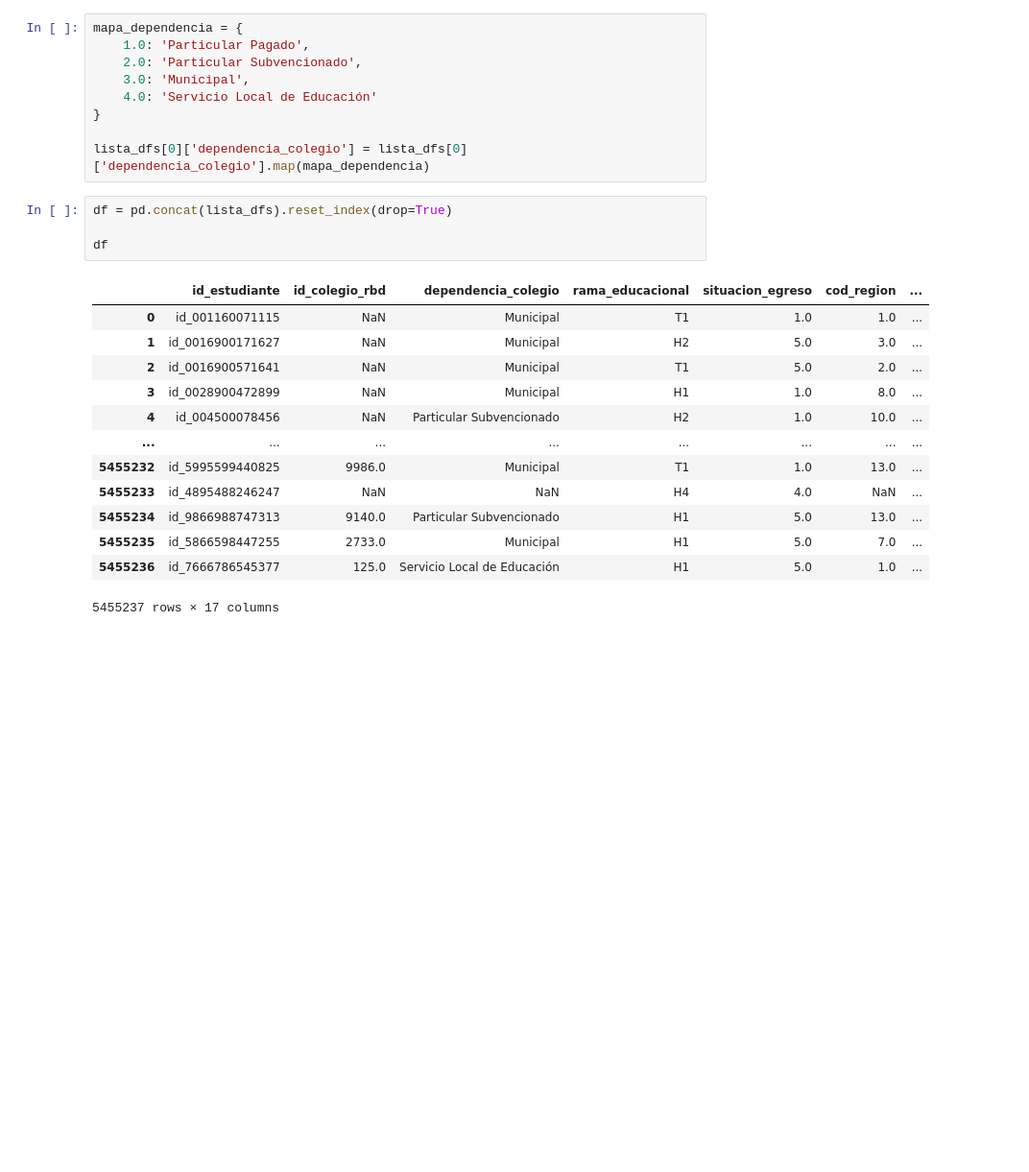
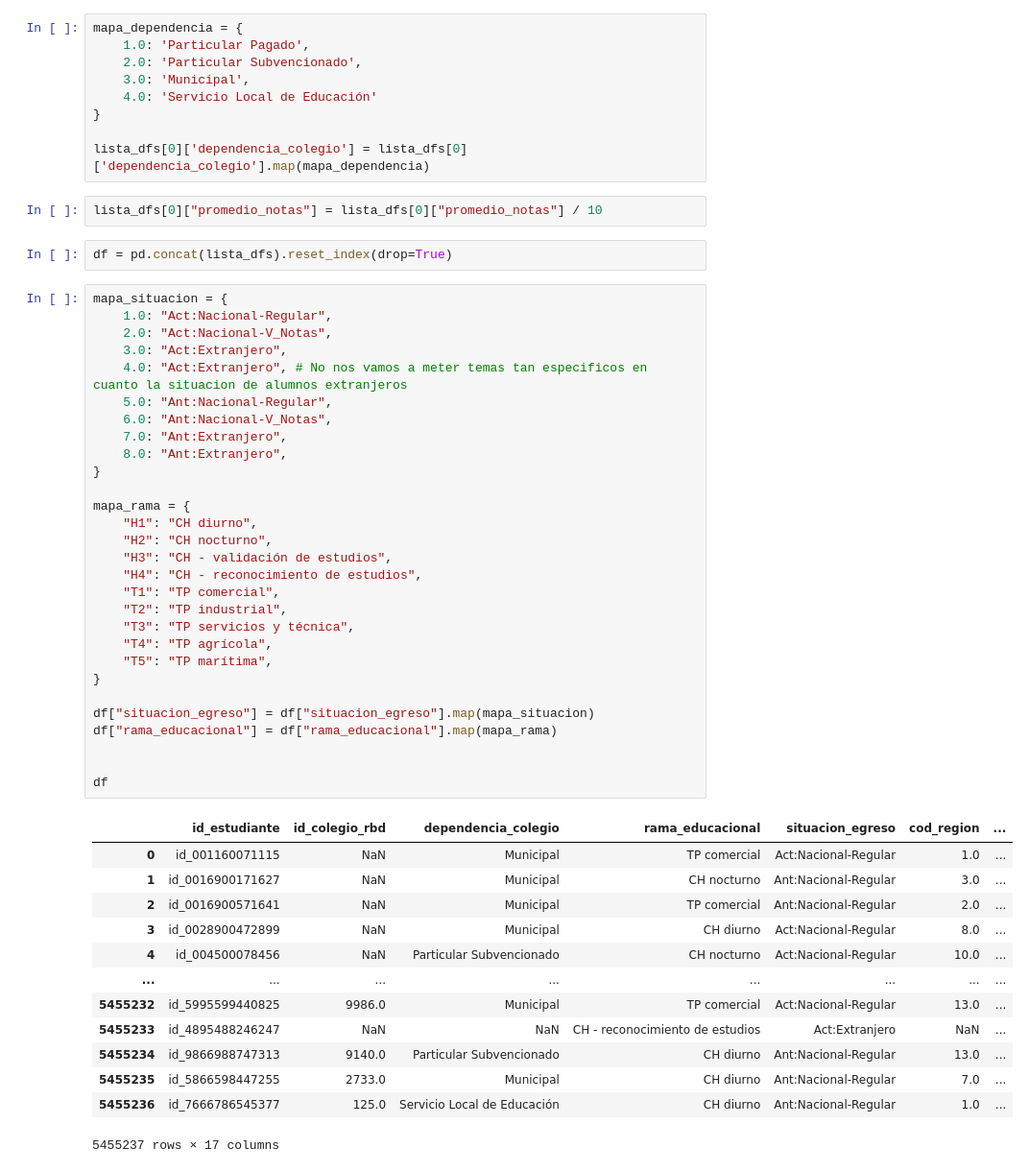
Before and after one commit to BenjaCidR/Proyecto-DEMRE, a Jupyter notebook: notebooks/Analisis_principal_2004-2025.ipynb, the cells around one changed output. Shown at 96% size. Drawn from its saved outputs; the diff is of its cells as text; blank space fills up the shorter version.

```diff
--- a/notebooks/Analisis_principal_2004-2025.ipynb
+++ b/notebooks/Analisis_principal_2004-2025.ipynb
@@ -70,21 +72,50 @@ mapa_dependencia = {
 }
 
 lista_dfs[0]['dependencia_colegio'] = lista_dfs[0]['dependencia_colegio'].map(mapa_dependencia)
+# %%
+lista_dfs[0]["promedio_notas"] = lista_dfs[0]["promedio_notas"] / 10
 # %%
 df = pd.concat(lista_dfs).reset_index(drop=True)
-
-df
-# %% [output]
-|  | id_estudiante | id_colegio_rbd | dependencia_colegio | rama_educacional | situacion_egreso | cod_region | ... |
-| 0 | id_001160071115 | NaN | Municipal | T1 | 1.0 | 1.0 | ... |
-| 1 | id_0016900171627 | NaN | Municipal | H2 | 5.0 | 3.0 | ... |
-| 2 | id_0016900571641 | NaN | Municipal | T1 | 5.0 | 2.0 | ... |
-| 3 | id_0028900472899 | NaN | Municipal | H1 | 1.0 | 8.0 | ... |
-| 4 | id_004500078456 | NaN | Particular Subvencionado | H2 | 1.0 | 10.0 | ... |
-| ... | ... | ... | ... | ... | ... | ... | ... |
-| 5455232 | id_5995599440825 | 9986.0 | Municipal | T1 | 1.0 | 13.0 | ... |
-| 5455233 | id_4895488246247 | NaN | NaN | H4 | 4.0 | NaN | ... |
-| 5455234 | id_9866988747313 | 9140.0 | Particular Subvencionado | H1 | 5.0 | 13.0 | ... |
-| 5455235 | id_5866598447255 | 2733.0 | Municipal | H1 | 5.0 | 7.0 | ... |
-| 5455236 | id_7666786545377 | 125.0 | Servicio Local de Educación | H1 | 5.0 | 1.0 | ... |
-5455237 rows × 17 columns
+# %%
+mapa_situacion = {
+    1.0: "Act:Nacional-Regular",
+    2.0: "Act:Nacional-V_Notas",
+    3.0: "Act:Extranjero",
+    4.0: "Act:Extranjero", # No nos vamos a meter temas tan especificos en cuanto la situacion de alumnos extranjeros
+    5.0: "Ant:Nacional-Regular",
+    6.0: "Ant:Nacional-V_Notas",
+    7.0: "Ant:Extranjero",
+    8.0: "Ant:Extranjero",
+}
+
+mapa_rama = {
+    "H1": "CH diurno",
+    "H2": "CH nocturno",
+    "H3": "CH - validación de estudios",
+    "H4": "CH - reconocimiento de estudios",
+    "T1": "TP comercial",
+    "T2": "TP industrial",
+    "T3": "TP servicios y técnica",
+    "T4": "TP agrícola",
+    "T5": "TP marítima",
+}
+
+df["situacion_egreso"] = df["situacion_egreso"].map(mapa_situacion)
+df["rama_educacional"] = df["rama_educacional"].map(mapa_rama)
+
+
+df
+# %% [output]
+|  | id_estudiante | id_colegio_rbd | dependencia_colegio | rama_educacional | situacion_egreso | cod_region | ... |
+| 0 | id_001160071115 | NaN | Municipal | TP comercial | Act:Nacional-Regular | 1.0 | ... |
+| 1 | id_0016900171627 | NaN | Municipal | CH nocturno | Ant:Nacional-Regular | 3.0 | ... |
+| 2 | id_0016900571641 | NaN | Municipal | TP comercial | Ant:Nacional-Regular | 2.0 | ... |
+| 3 | id_0028900472899 | NaN | Municipal | CH diurno | Act:Nacional-Regular | 8.0 | ... |
+| 4 | id_004500078456 | NaN | Particular Subvencionado | CH nocturno | Act:Nacional-Regular | 10.0 | ... |
+| ... | ... | ... | ... | ... | ... | ... | ... |
+| 5455232 | id_5995599440825 | 9986.0 | Municipal | TP comercial | Act:Nacional-Regular | 13.0 | ... |
+| 5455233 | id_4895488246247 | NaN | NaN | CH - reconocimiento de estudios | Act:Extranjero | NaN | ... |
+| 5455234 | id_9866988747313 | 9140.0 | Particular Subvencionado | CH diurno | Ant:Nacional-Regular | 13.0 | ... |
+| 5455235 | id_5866598447255 | 2733.0 | Municipal | CH diurno | Ant:Nacional-Regular | 7.0 | ... |
+| 5455236 | id_7666786545377 | 125.0 | Servicio Local de Educación | CH diurno | Ant:Nacional-Regular | 1.0 | ... |
+5455237 rows × 17 columns
```
Also changed, not shown: parts of 10 cells of this notebook, 7 other files.
